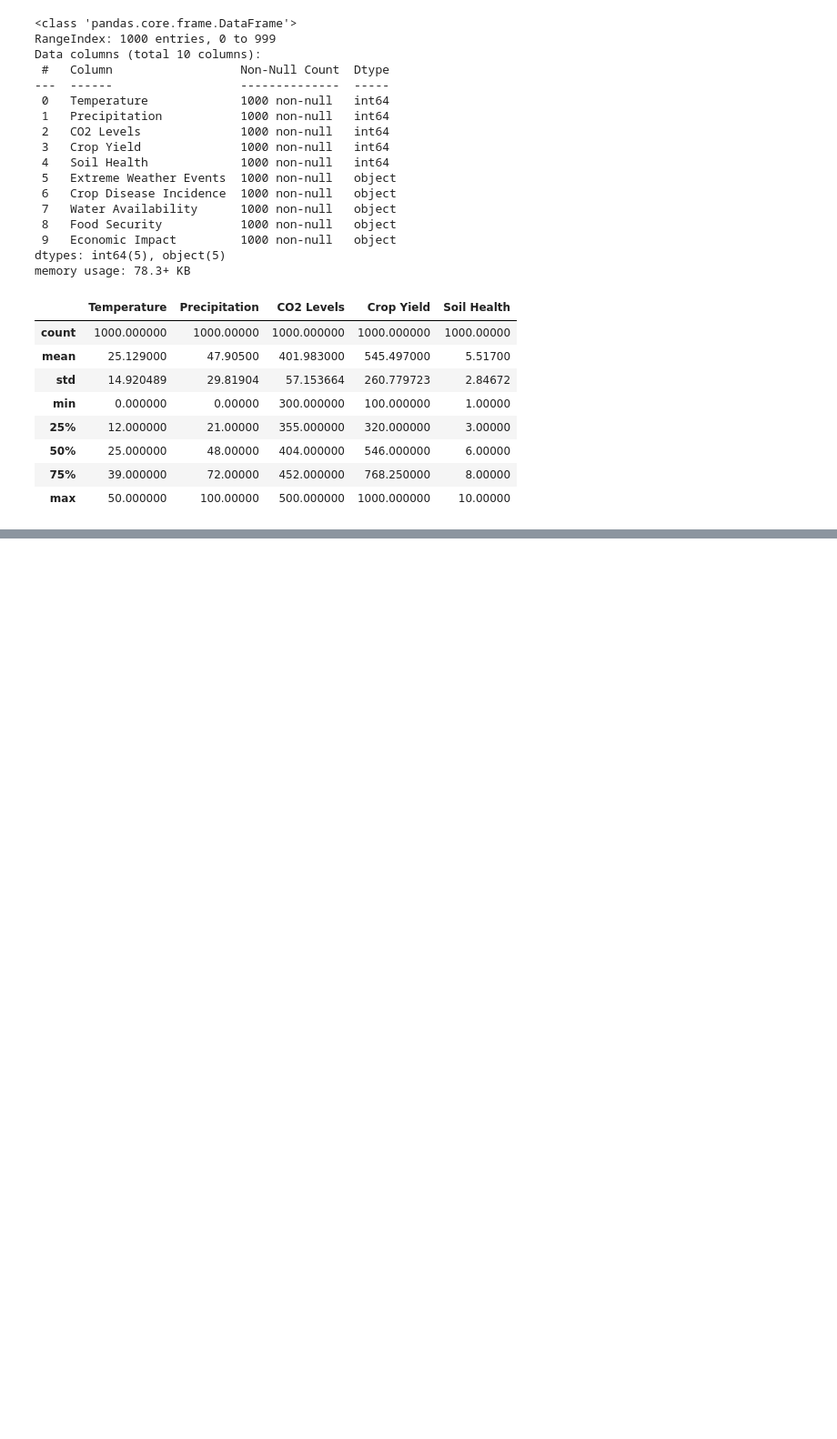
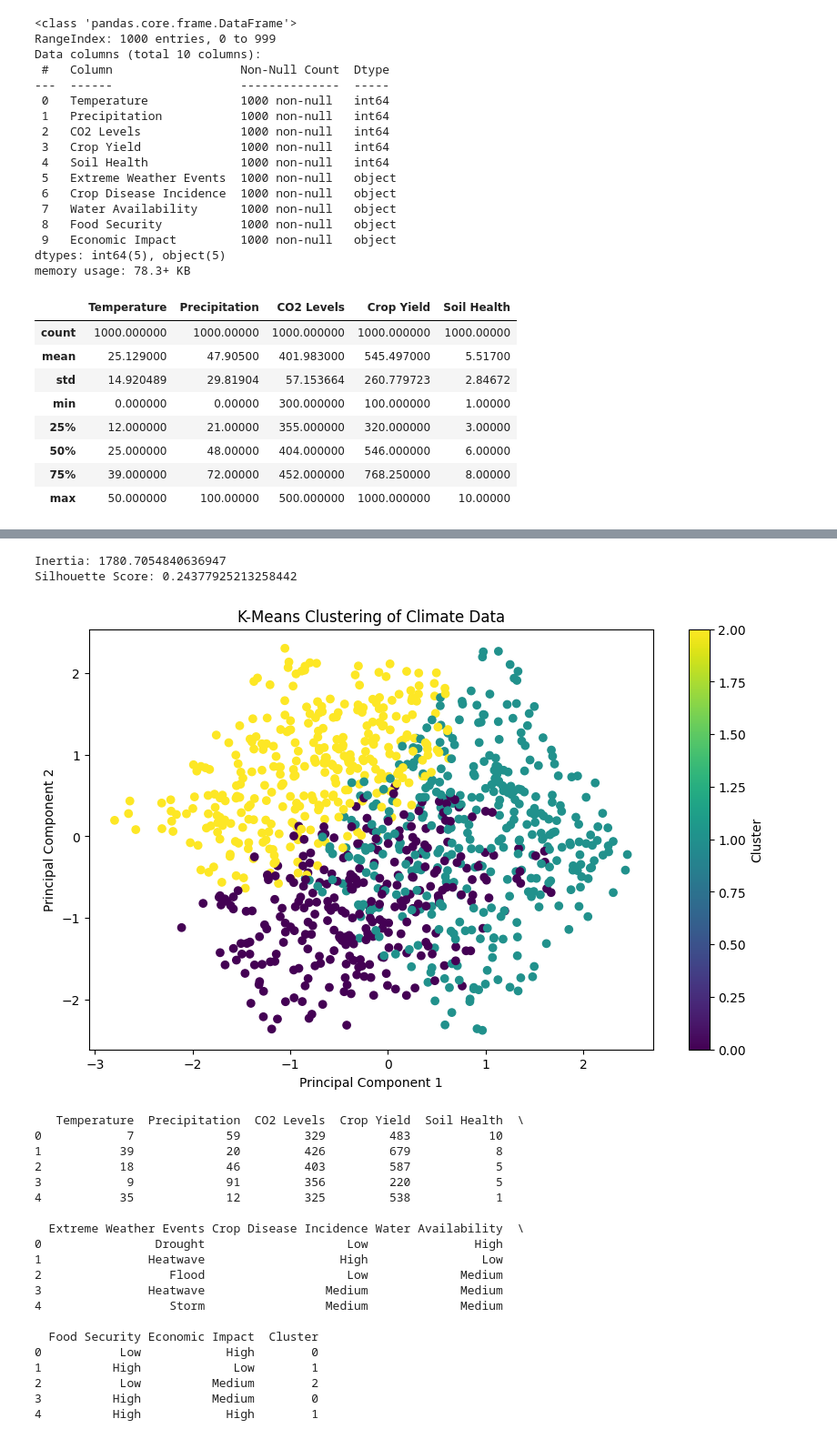
Before and after one commit to Dan9704/COS30049-Computing-Technology-Innovation-Project, a Jupyter notebook: Assignment2/Model Selection/model_selection_climate_change_on_crop.ipynb, the cells around one changed output, grey strips where cells are left out. Shown at 91% size. Saved outputs shown, nothing was run; the diff lists cells and outputs as text; code cells hidden in the pictures; blank space fills up the shorter version.

```diff
--- a/Assignment2/Model Selection/model_selection_climate_change_on_crop.ipynb
+++ b/Assignment2/Model Selection/model_selection_climate_change_on_crop.ipynb
@@ -51,0 +115,73 @@ memory usage: 78.3+ KB
+# %%
+# Import necessary libraries
+import pandas as pd
+import matplotlib.pyplot as plt
+from sklearn.preprocessing import StandardScaler
+from sklearn.cluster import KMeans
+from sklearn.decomposition import PCA
+from sklearn.metrics import silhouette_score
+
+# Step 1: Load the dataset
+df = pd.read_csv('processed_climate_change_data.csv')
+
+# Step 2: Select features for clustering
+features = ['Temperature', 'CO2 Levels', 'Precipitation']
+X = df[features]
+
+# Step 3: Normalize the numerical features
+scaler = StandardScaler()
+X_scaled = scaler.fit_transform(X)
+
+# Step 4: Apply K-Means Clustering
+kmeans = KMeans(n_clusters=3, random_state=42)  # You can change the number of clusters
+kmeans.fit(X_scaled)
+labels = kmeans.labels_
+
+# Step 5: Add the cluster labels to the original DataFrame
+df['Cluster'] = labels
+
+# Step 6: Calculate Clustering Scores
+inertia = kmeans.inertia_
+silhouette_avg = silhouette_score(X_scaled, labels)
+
+print(f"Inertia: {inertia}")
+print(f"Silhouette Score: {silhouette_avg}")
+
+# Step 7: Visualize the clusters using PCA for dimensionality reduction
+pca = PCA(n_components=2)
+X_pca = pca.fit_transform(X_scaled)
+
+plt.figure(figsize=(10, 6))
+plt.scatter(X_pca[:, 0], X_pca[:, 1], c=labels, cmap='viridis', marker='o')
+plt.xlabel('Principal Component 1')
+plt.ylabel('Principal Component 2')
+plt.title('K-Means Clustering of Climate Data')
+plt.colorbar(label='Cluster')
+plt.show()
+
+# Display the first few rows of the DataFrame with cluster labels
+print(df.head())
+# %% [output]
+Inertia: 1780.7054840636947
+Silhouette Score: 0.24377925213258442
+[figure, added]
+   Temperature  Precipitation  CO2 Levels  Crop Yield  Soil Health  \
+0            7             59         329         483           10
+1           39             20         426         679            8
+2           18             46         403         587            5
+3            9             91         356         220            5
+4           35             12         325         538            1
+
+  Extreme Weather Events Crop Disease Incidence Water Availability  \
+0                Drought                    Low               High
+1               Heatwave                   High                Low
+2                  Flood                    Low             Medium
+3               Heatwave                 Medium             Medium
+4                  Storm                 Medium             Medium
+
+  Food Security Economic Impact  Cluster
+0           Low            High        0
+1          High             Low        1
+2           Low          Medium        2
+3          High          Medium        0
+4          High            High        1
```
Also changed, not shown: parts of 1 cell of this notebook, 10 other files.
